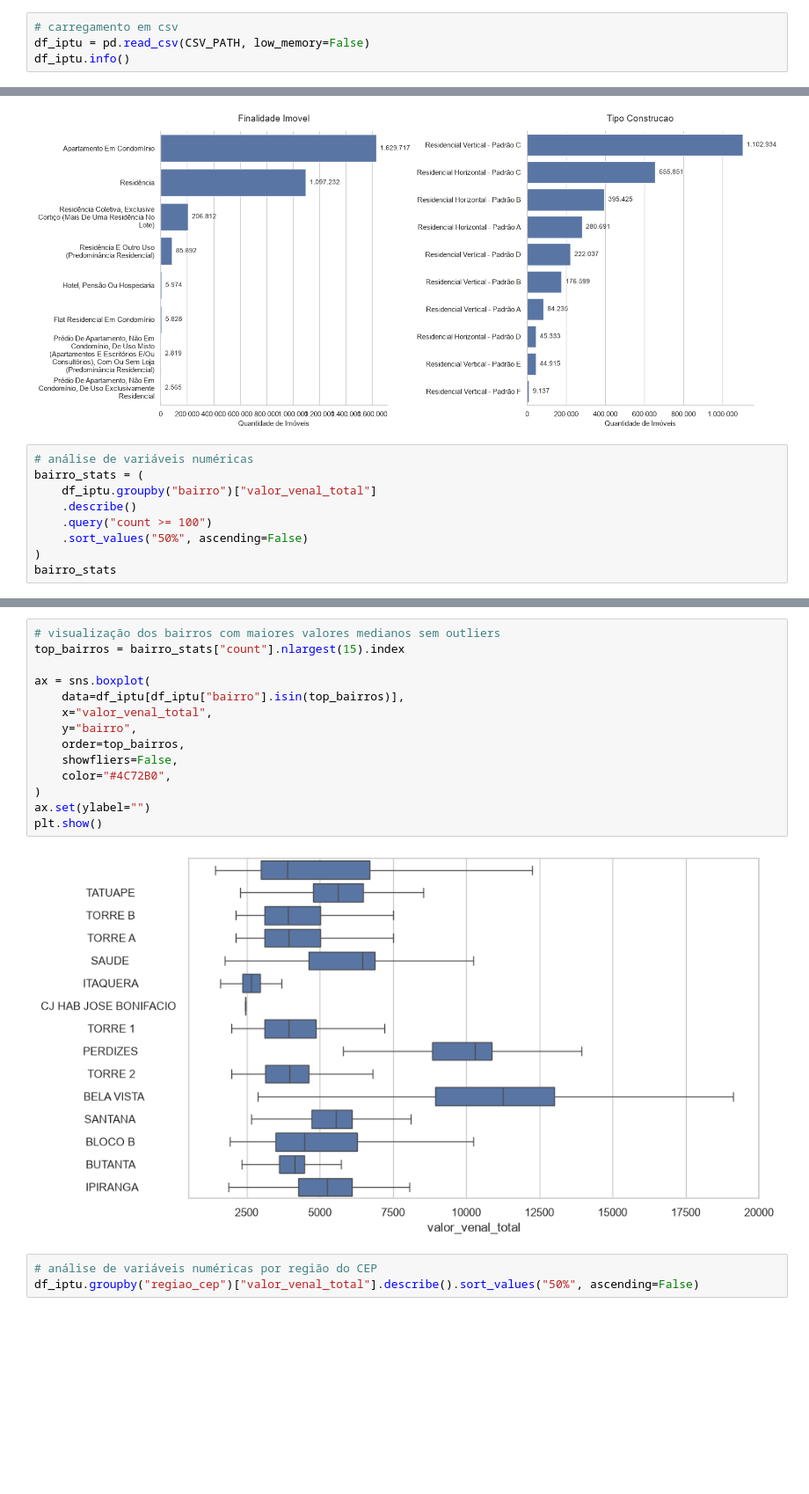
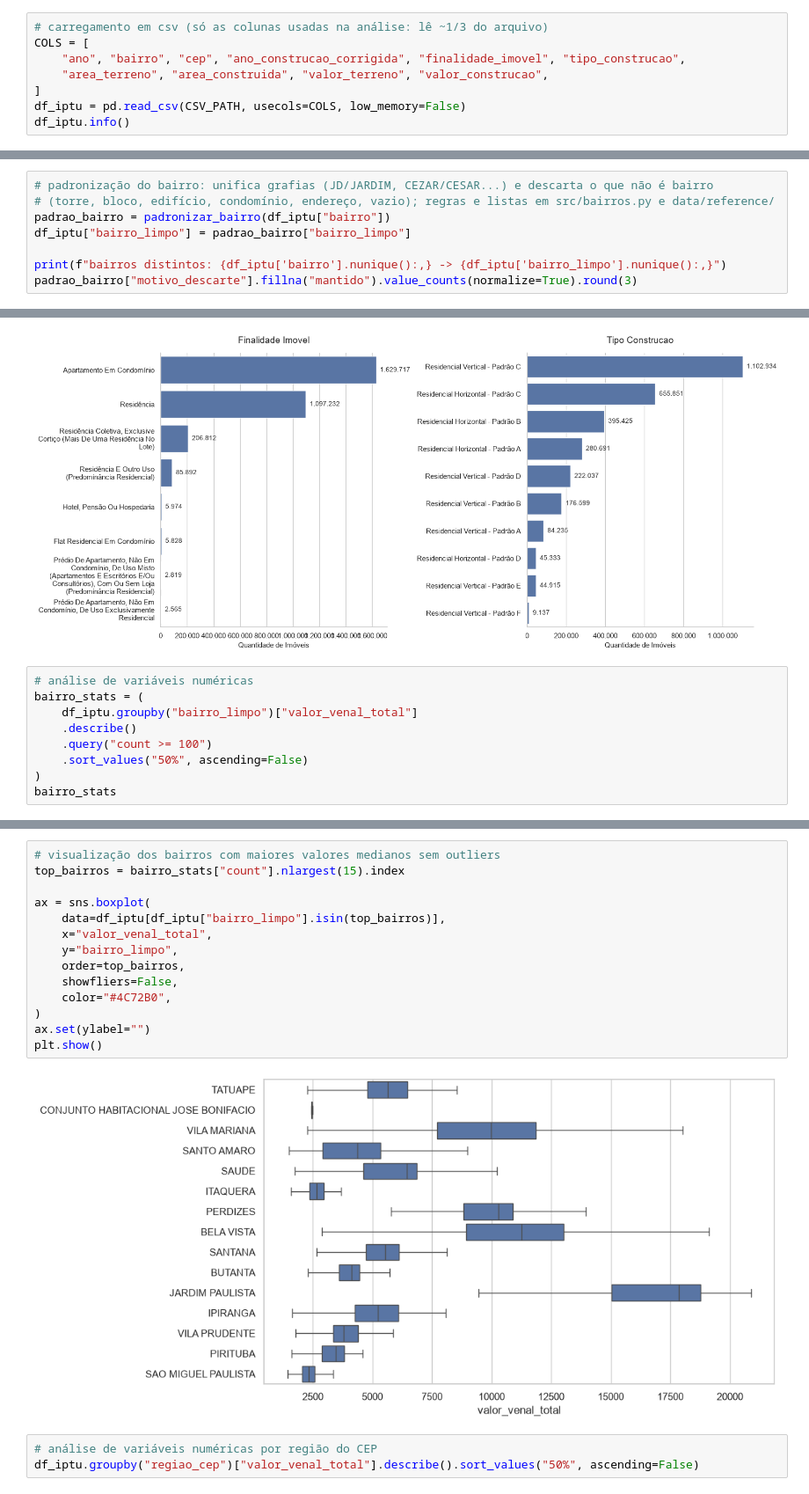
Before and after one commit to YusukeHayashibara/Property-pricing-for-Airbnb, a Jupyter notebook: notebooks/iptu_analysis.ipynb, the cells around one changed output, grey strips where cells are left out. Shown at 88% size. Cells and saved outputs as stored; diff of their text form; blank space fills up the shorter version.

Commit message:
feat: standardize bairro names and enhance data processing

```diff
--- a/notebooks/iptu_analysis.ipynb
+++ b/notebooks/iptu_analysis.ipynb
@@ -15,7 +19,11 @@ plt.rcParams["figure.figsize"] = (10, 6)
 CSV_PATH = os.path.join("..", "data", "raw", "iptu_2025.csv")
 # %%
-# carregamento em csv
-df_iptu = pd.read_csv(CSV_PATH, low_memory=False)
+# carregamento em csv (só as colunas usadas na análise: lê ~1/3 do arquivo)
+COLS = [
+    "ano", "bairro", "cep", "ano_construcao_corrigida", "finalidade_imovel", "tipo_construcao",
+    "area_terreno", "area_construida", "valor_terreno", "valor_construcao",
+]
+df_iptu = pd.read_csv(CSV_PATH, usecols=COLS, low_memory=False)
 df_iptu.info()
 # %% [output]
 <class 'pandas.core.frame.DataFrame'>
@@ -141,3 +134,11 @@ Flat Residencial Em Condomínio
 Prédio De Apartamento, Não Em Condomínio, De Uso Misto (Apartamentos E Escritórios E/Ou Consultórios), Com Ou Sem Loja (Predominância Residencial)       2819
 Prédio De Apartamento, Não Em Condomínio, De Uso Exclusivamente Residencial                                                                              2565
 Name: count, dtype: int64
+# %%
+# padronização do bairro: unifica grafias (JD/JARDIM, CEZAR/CESAR...) e descarta o que não é bairro
+# (torre, bloco, edifício, condomínio, endereço, vazio); regras e listas em src/bairros.py e data/reference/
+padrao_bairro = padronizar_bairro(df_iptu["bairro"])
+df_iptu["bairro_limpo"] = padrao_bairro["bairro_limpo"]
+
+print(f"bairros distintos: {df_iptu['bairro'].nunique():,} -> {df_iptu['bairro_limpo'].nunique():,}")
+padrao_bairro["motivo_descarte"].fillna("mantido").value_counts(normalize=True).round(3)
@@ -167,7 +178,7 @@ plt.show()
 # %%
 # análise de variáveis numéricas
 bairro_stats = (
-    df_iptu.groupby("bairro")["valor_venal_total"]
+    df_iptu.groupby("bairro_limpo")["valor_venal_total"]
     .describe()
     .query("count >= 100")
     .sort_values("50%", ascending=False)
@@ -206,19 +217,19 @@ plt.show()
 # %%
 # visualização dos bairros com maiores valores medianos sem outliers
 top_bairros = bairro_stats["count"].nlargest(15).index
 
 ax = sns.boxplot(
-    data=df_iptu[df_iptu["bairro"].isin(top_bairros)],
+    data=df_iptu[df_iptu["bairro_limpo"].isin(top_bairros)],
     x="valor_venal_total",
-    y="bairro",
+    y="bairro_limpo",
     order=top_bairros,
     showfliers=False,
     color="#4C72B0",
 )
 ax.set(ylabel="")
 plt.show()
 # %% [output]
-[figure, old version]
+[figure, new version]
 # %%
 # análise de variáveis numéricas por região do CEP
 df_iptu.groupby("regiao_cep")["valor_venal_total"].describe().sort_values("50%", ascending=False)
```
Also changed, not shown: parts of 10 cells of this notebook, 9 other files.
